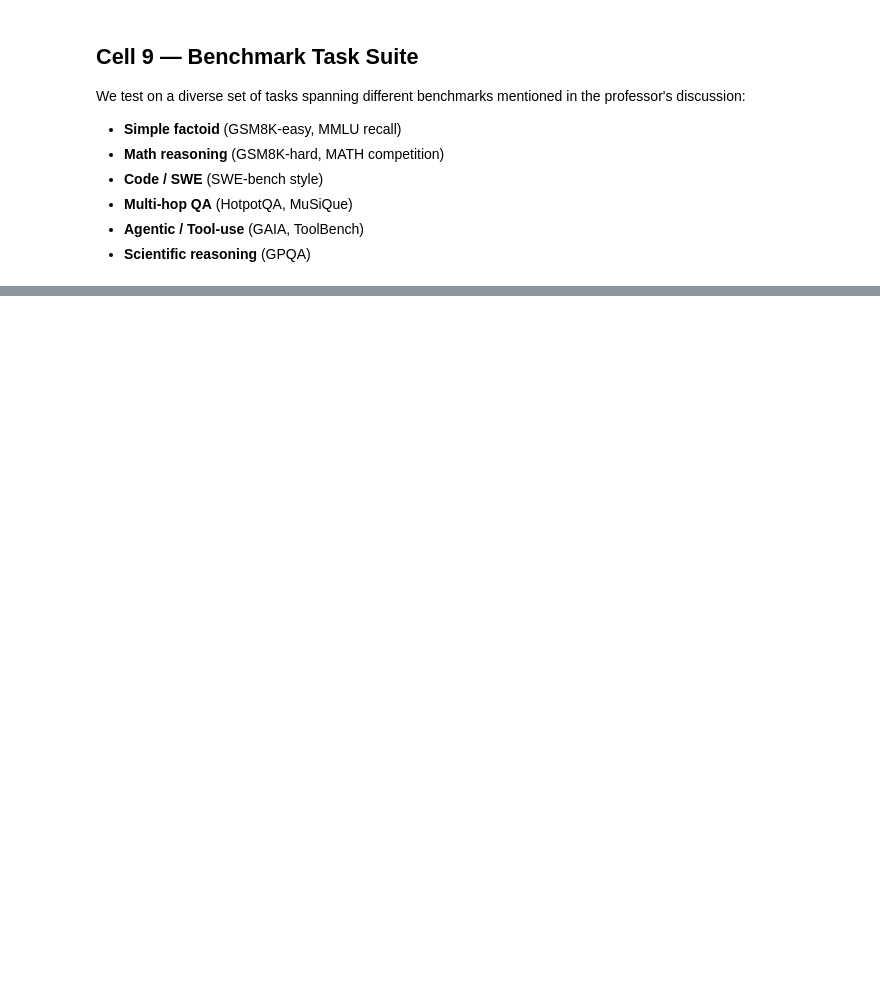
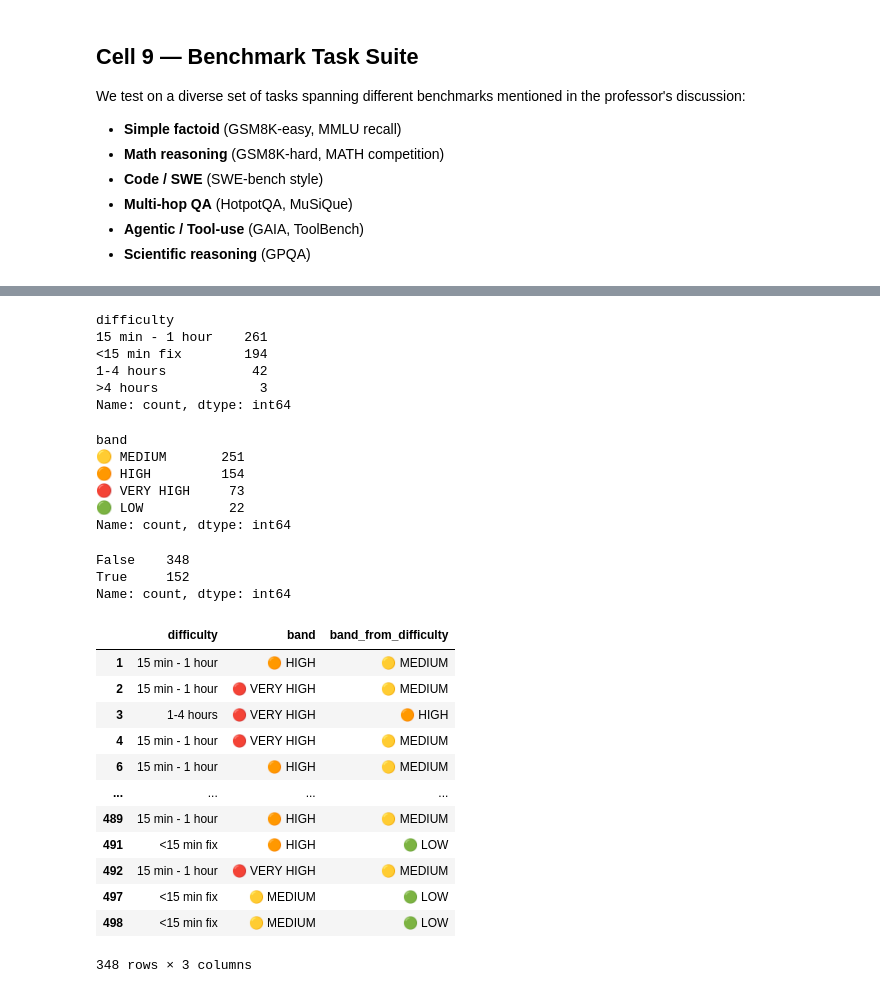
Before and after one commit to poorna1995/IRA, a Jupyter notebook: notebooks/task_complexity_estimator.ipynb, the cells around one changed output, grey strips where cells are left out. Drawn from its saved outputs; the diff is of its cells as text; code cells hidden in the pictures; blank space fills up the shorter version.

```diff
--- a/notebooks/task_complexity_estimator.ipynb
+++ b/notebooks/task_complexity_estimator.ipynb
@@ -1472,0 +1415,2 @@ This method (Method 1: Feature Score) is designed to be the **model-agnostic bas
+# %%
+data_all = pd.read_parquet("data/processed/swe_bench_complexity.parquet")
@@ -1472,0 +1433,51 @@ This method (Method 1: Feature Score) is designed to be the **model-agnostic bas
+# %%
+data_all["difficulty"].value_counts()
+# %% [output]
+difficulty
+15 min - 1 hour    261
+<15 min fix        194
+1-4 hours           42
+>4 hours             3
+Name: count, dtype: int64
+# %%
+data_all["band"].value_counts()
+# %% [output]
+band
+🟡 MEDIUM       251
+🟠 HIGH         154
+🔴 VERY HIGH     73
+🟢 LOW           22
+Name: count, dtype: int64
+# %%
+mapping = {
+    "<15 min fix": "🟢 LOW",
+    "15 min - 1 hour": "🟡 MEDIUM",
+    "1-4 hours": "🟠 HIGH",
+    ">4 hours": "🔴 VERY HIGH",
+}
+
+data_all["band_from_difficulty"] = data_all["difficulty"].map(mapping)
+# %%
+(data_all["band"] == data_all["band_from_difficulty"]).value_counts()
+# %% [output]
+False    348
+True     152
+Name: count, dtype: int64
+# %%
+data_all[data_all["band"] != data_all["band_from_difficulty"]][
+    ["difficulty", "band", "band_from_difficulty"]
+]
+# %% [output]
+|  | difficulty | band | band_from_difficulty |
+| 1 | 15 min - 1 hour | 🟠 HIGH | 🟡 MEDIUM |
+| 2 | 15 min - 1 hour | 🔴 VERY HIGH | 🟡 MEDIUM |
+| 3 | 1-4 hours | 🔴 VERY HIGH | 🟠 HIGH |
+| 4 | 15 min - 1 hour | 🔴 VERY HIGH | 🟡 MEDIUM |
+| 6 | 15 min - 1 hour | 🟠 HIGH | 🟡 MEDIUM |
+| ... | ... | ... | ... |
+| 489 | 15 min - 1 hour | 🟠 HIGH | 🟡 MEDIUM |
+| 491 | <15 min fix | 🟠 HIGH | 🟢 LOW |
+| 492 | 15 min - 1 hour | 🔴 VERY HIGH | 🟡 MEDIUM |
+| 497 | <15 min fix | 🟡 MEDIUM | 🟢 LOW |
+| 498 | <15 min fix | 🟡 MEDIUM | 🟢 LOW |
+348 rows × 3 columns
```
Also changed, not shown: parts of 41 cells of this notebook, 5 other files.
